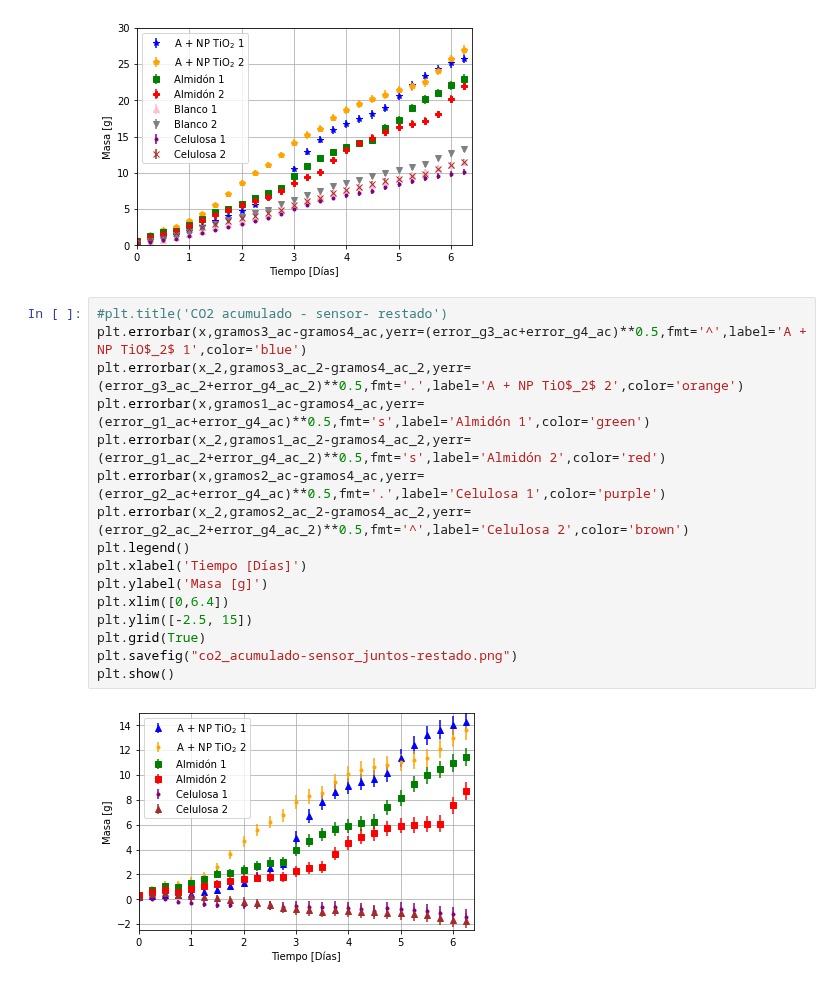
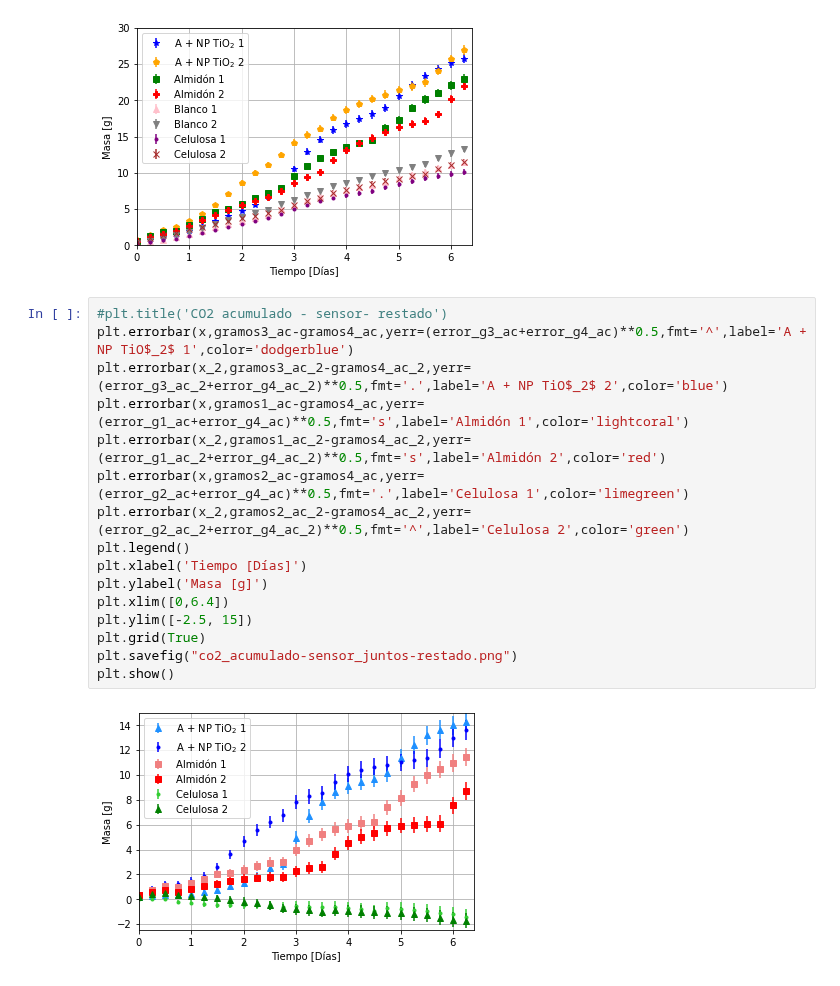
Before and after one commit to fyulita/laboratorio-6-y-7, a Jupyter notebook: Arduino/notebook-resultados_juntos.ipynb, the cells around one changed output. Drawn from its saved outputs; the diff is of its cells as text.

```diff
--- a/Arduino/notebook-resultados_juntos.ipynb
+++ b/Arduino/notebook-resultados_juntos.ipynb
@@ -302,19 +302,19 @@ plt.show()
 [figure]
 # %%
 #plt.title('CO2 acumulado - sensor- restado')
-plt.errorbar(x,gramos3_ac-gramos4_ac,yerr=(error_g3_ac+error_g4_ac)**0.5,fmt='^',label='A + NP TiO$_2$ 1',color='blue')
-plt.errorbar(x_2,gramos3_ac_2-gramos4_ac_2,yerr=(error_g3_ac_2+error_g4_ac_2)**0.5,fmt='.',label='A + NP TiO$_2$ 2',color='orange')
-plt.errorbar(x,gramos1_ac-gramos4_ac,yerr=(error_g1_ac+error_g4_ac)**0.5,fmt='s',label='Almidón 1',color='green')
+plt.errorbar(x,gramos3_ac-gramos4_ac,yerr=(error_g3_ac+error_g4_ac)**0.5,fmt='^',label='A + NP TiO$_2$ 1',color='dodgerblue')
+plt.errorbar(x_2,gramos3_ac_2-gramos4_ac_2,yerr=(error_g3_ac_2+error_g4_ac_2)**0.5,fmt='.',label='A + NP TiO$_2$ 2',color='blue')
+plt.errorbar(x,gramos1_ac-gramos4_ac,yerr=(error_g1_ac+error_g4_ac)**0.5,fmt='s',label='Almidón 1',color='lightcoral')
 plt.errorbar(x_2,gramos1_ac_2-gramos4_ac_2,yerr=(error_g1_ac_2+error_g4_ac_2)**0.5,fmt='s',label='Almidón 2',color='red')
-plt.errorbar(x,gramos2_ac-gramos4_ac,yerr=(error_g2_ac+error_g4_ac)**0.5,fmt='.',label='Celulosa 1',color='purple')
-plt.errorbar(x_2,gramos2_ac_2-gramos4_ac_2,yerr=(error_g2_ac_2+error_g4_ac_2)**0.5,fmt='^',label='Celulosa 2',color='brown')
+plt.errorbar(x,gramos2_ac-gramos4_ac,yerr=(error_g2_ac+error_g4_ac)**0.5,fmt='.',label='Celulosa 1',color='limegreen')
+plt.errorbar(x_2,gramos2_ac_2-gramos4_ac_2,yerr=(error_g2_ac_2+error_g4_ac_2)**0.5,fmt='^',label='Celulosa 2',color='green')
 plt.legend()
 plt.xlabel('Tiempo [Días]')
 plt.ylabel('Masa [g]')
 plt.xlim([0,6.4])
 plt.ylim([-2.5, 15])
 plt.grid(True)
 plt.savefig("co2_acumulado-sensor_juntos-restado.png")
 plt.show()
 # %% [output]
-[figure, old version]
+[figure, new version]
```
Also changed, not shown: 13 other files.
